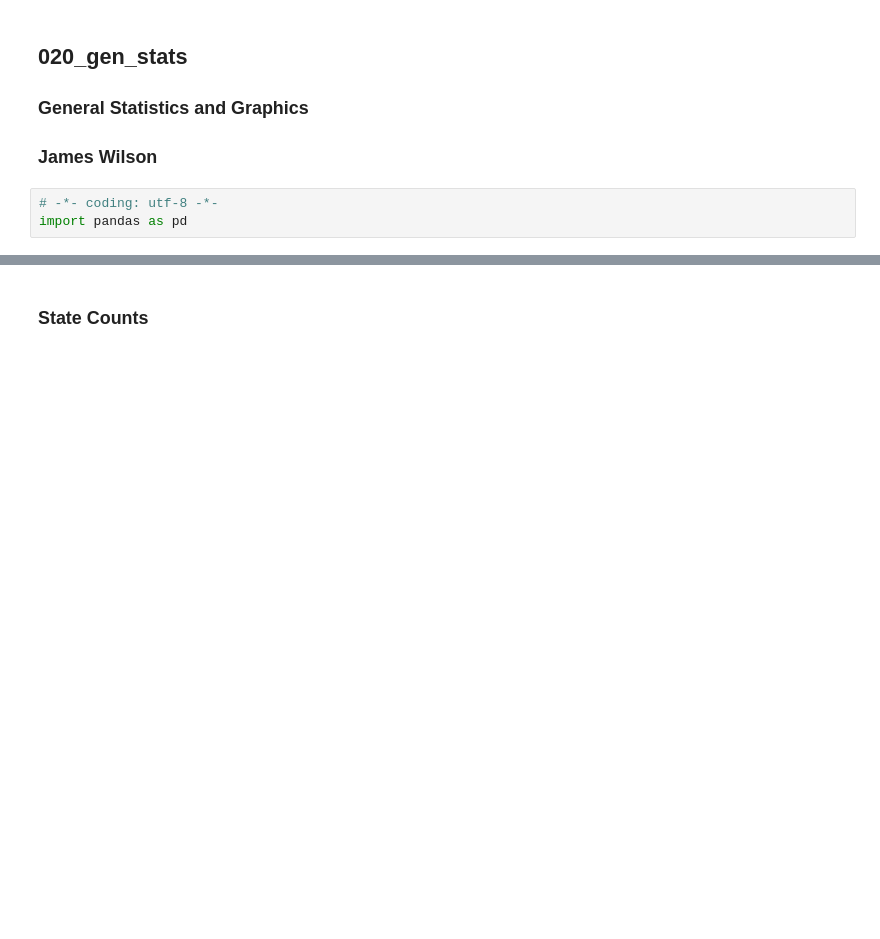
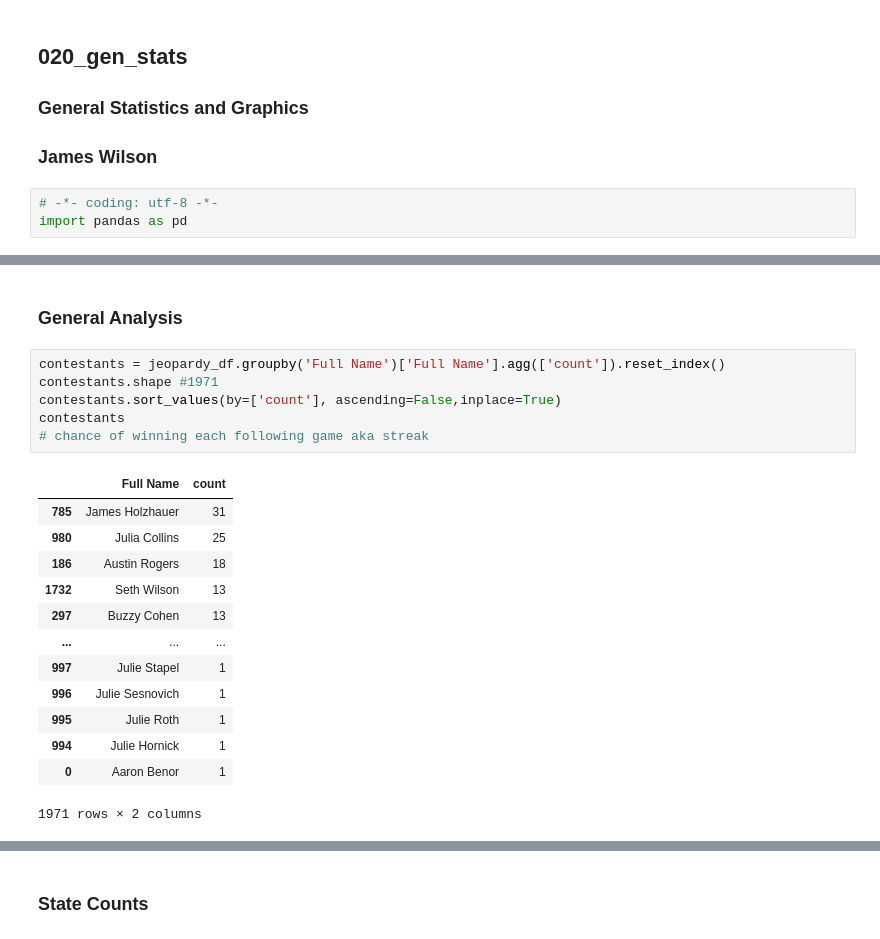
Before and after one commit to JamesWWilson/Jeopardy-Fun-Facts, a Jupyter notebook: Scripts/020_gen_stats.ipynb, the cells around one changed output, grey strips where cells are left out. Drawn from its saved outputs; the diff is of its cells as text; blank space fills up the shorter version.

Commit message:
General Changes
Updates to data sources and scripts

```diff
--- a/Scripts/020_gen_stats.ipynb
+++ b/Scripts/020_gen_stats.ipynb
@@ -32,0 +20,22 @@ Name: Occupation, Length: 1971, dtype: int64
+# %% [markdown]
+### General Analysis
+# %%
+contestants = jeopardy_df.groupby('Full Name')['Full Name'].agg(['count']).reset_index()
+contestants.shape #1971
+contestants.sort_values(by=['count'], ascending=False,inplace=True)
+contestants
+# chance of winning each following game aka streak
+# %% [output]
+|  | Full Name | count |
+| 785 | James Holzhauer | 31 |
+| 980 | Julia Collins | 25 |
+| 186 | Austin Rogers | 18 |
+| 1732 | Seth Wilson | 13 |
+| 297 | Buzzy Cohen | 13 |
+| ... | ... | ... |
+| 997 | Julie Stapel | 1 |
+| 996 | Julie Sesnovich | 1 |
+| 995 | Julie Roth | 1 |
+| 994 | Julie Hornick | 1 |
+| 0 | Aaron Benor | 1 |
+1971 rows × 2 columns
```
Also changed, not shown: parts of 15 cells of this notebook, 9 other files.
